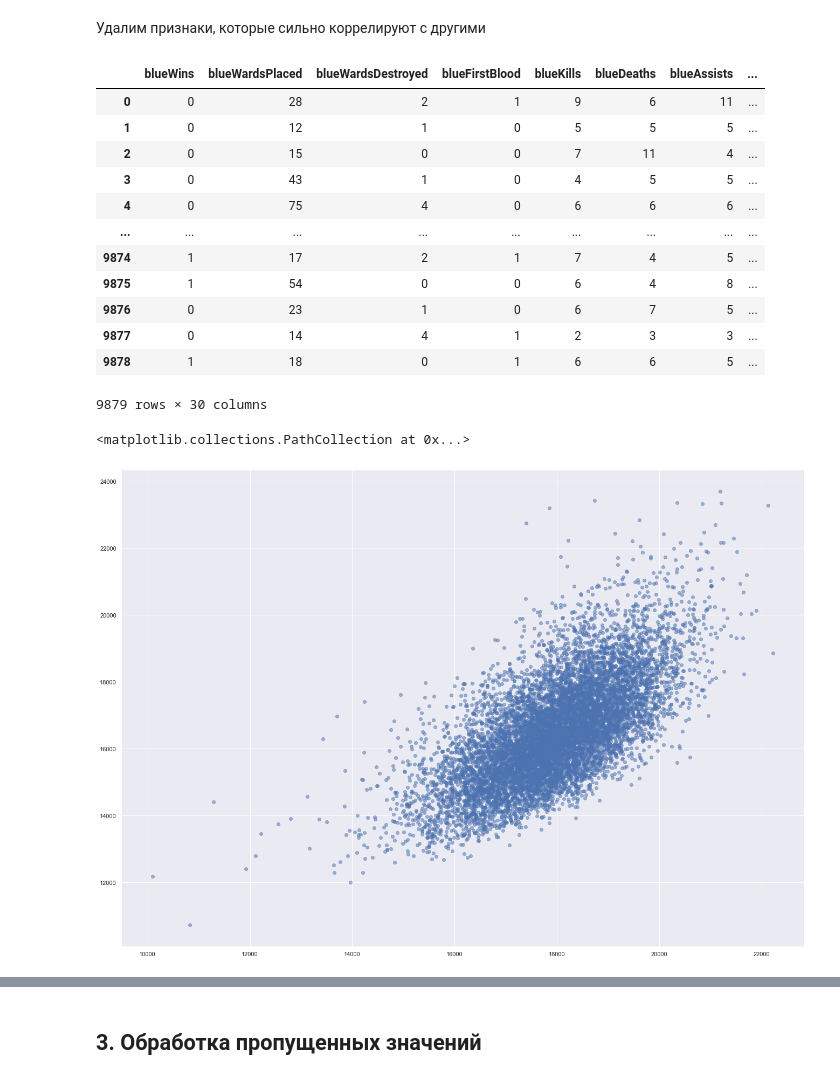
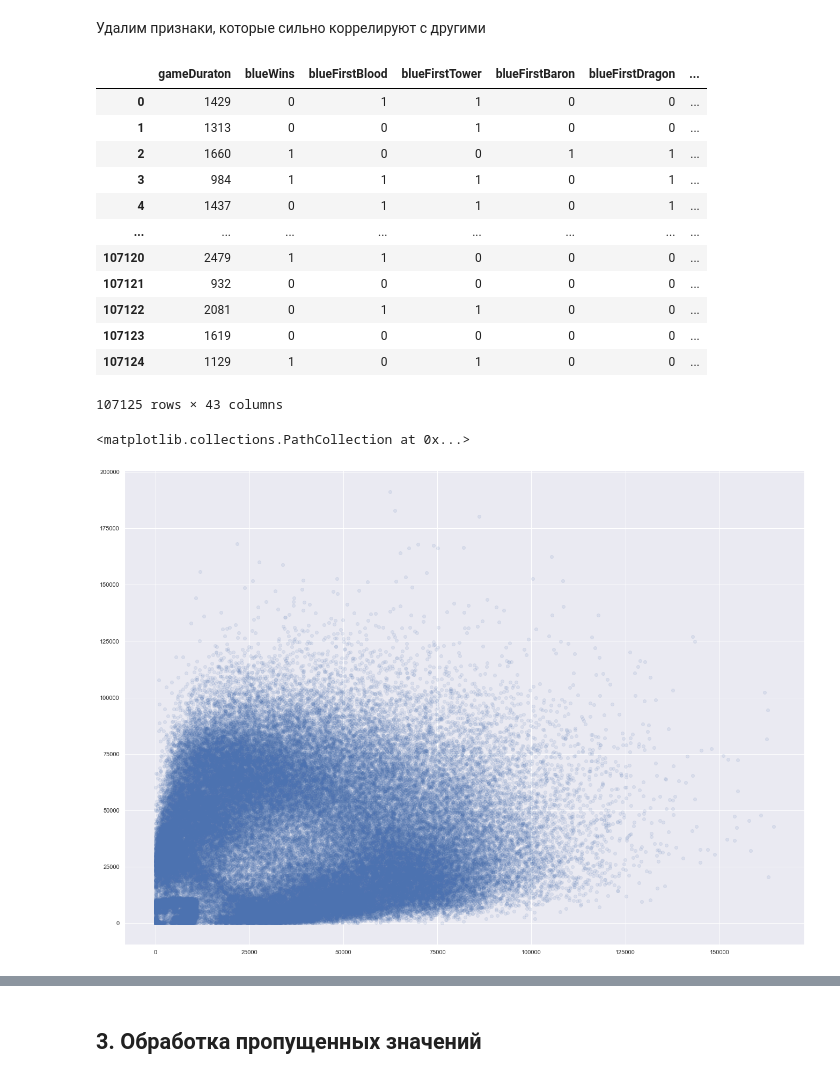
Before and after one commit to BrandonRTL/ML2021, a Jupyter notebook: HW1.ipynb, the cells around one changed output, grey strips where cells are left out. Cells and saved outputs as stored; diff of their text form; code cells hidden in the pictures.

```diff
--- a/HW1.ipynb
+++ b/HW1.ipynb
@@ -18,7 +18,7 @@ from sklearn.model_selection import train_test_split
 # %% [markdown]
 ## 1. Считывание данных
 # %%
-data = pd.read_csv('./high_diamond_ranked_10min.csv',index_col=[0])
+data = pd.read_csv('./Master_Ranked_Games.csv',index_col=[0])
 data.reset_index(drop=True, inplace=True)
 print(data.shape)
 # %% [output]
@@ -119,26 +119,25 @@ cor_matrix > 0.5
 # %% [markdown]
 Удалим признаки, которые сильно коррелируют с другими
 # %%
-new_data = data.drop(columns=['redFirstBlood', 'redExperienceDiff', 'redKills', 'redGoldPerMin', 'blueGoldPerMin', 'redGoldDiff',
-                             'redDeaths', 'redCSPerMin', 'blueCSPerMin'])
+new_data = data.drop(columns=['redWins', 'redFirstBlood', 'redFirstTower', 'redFirstDragon', 'blueAvgLevel', 'redAvgLevel'])
 new_data
 # %% [output]
-|  | blueWins | blueWardsPlaced | blueWardsDestroyed | blueFirstBlood | blueKills | blueDeaths | blueAssists | ... |
-| 0 | 0 | 28 | 2 | 1 | 9 | 6 | 11 | ... |
-| 1 | 0 | 12 | 1 | 0 | 5 | 5 | 5 | ... |
-| 2 | 0 | 15 | 0 | 0 | 7 | 11 | 4 | ... |
-| 3 | 0 | 43 | 1 | 0 | 4 | 5 | 5 | ... |
-| 4 | 0 | 75 | 4 | 0 | 6 | 6 | 6 | ... |
-| ... | ... | ... | ... | ... | ... | ... | ... | ... |
-| 9874 | 1 | 17 | 2 | 1 | 7 | 4 | 5 | ... |
-| 9875 | 1 | 54 | 0 | 0 | 6 | 4 | 8 | ... |
-| 9876 | 0 | 23 | 1 | 0 | 6 | 7 | 5 | ... |
-| 9877 | 0 | 14 | 4 | 1 | 2 | 3 | 3 | ... |
-| 9878 | 1 | 18 | 0 | 1 | 6 | 6 | 5 | ... |
+|  | gameDuraton | blueWins | blueFirstBlood | blueFirstTower | blueFirstBaron | blueFirstDragon | ... |
+| 0 | 1429 | 0 | 1 | 1 | 0 | 0 | ... |
+| 1 | 1313 | 0 | 0 | 1 | 0 | 0 | ... |
+| 2 | 1660 | 1 | 0 | 0 | 1 | 1 | ... |
+| 3 | 984 | 1 | 1 | 1 | 0 | 1 | ... |
+| 4 | 1437 | 0 | 1 | 1 | 0 | 1 | ... |
+| ... | ... | ... | ... | ... | ... | ... | ... |
+| 107120 | 2479 | 1 | 1 | 0 | 0 | 0 | ... |
+| 107121 | 932 | 0 | 0 | 0 | 0 | 0 | ... |
+| 107122 | 2081 | 0 | 1 | 1 | 0 | 0 | ... |
+| 107123 | 1619 | 0 | 0 | 0 | 0 | 0 | ... |
+| 107124 | 1129 | 1 | 0 | 1 | 0 | 0 | ... |
-9879 rows × 30 columns
+107125 rows × 43 columns
 # %%
-plt.scatter(data['blueTotalExperience'], data['blueTotalGold'], alpha = 0.5)
+plt.scatter(data['blueObjectDamageDealt'], data['redObjectDamageDealt'], alpha = 0.1)
 # %% [output]
 <matplotlib.collections.PathCollection at 0x...>
-[figure, old version]
+[figure, new version]
 # %%
```
Also changed, not shown: parts of 17 cells of this notebook, 4 other files.
